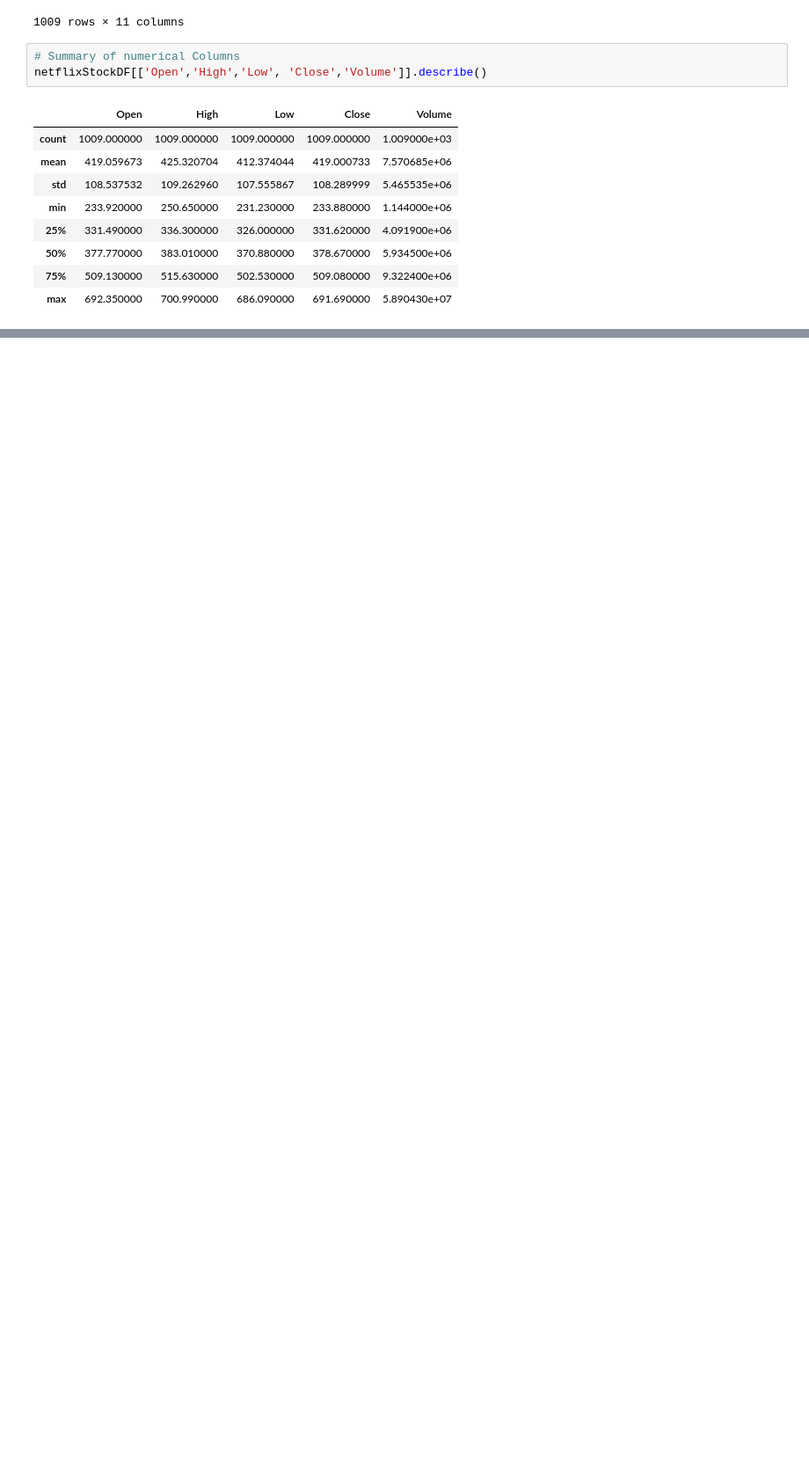
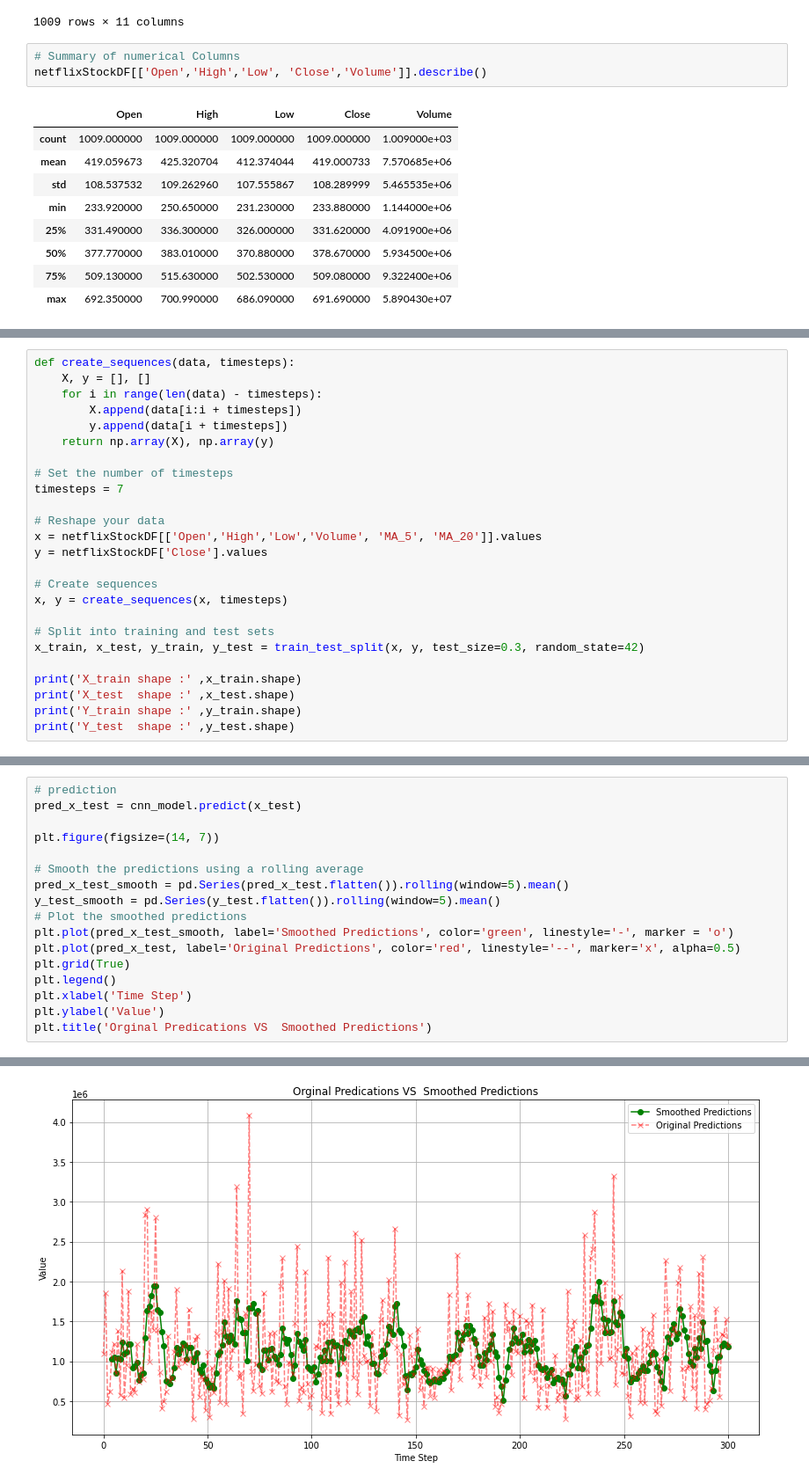
Before and after one commit to is2295/REF, a Jupyter notebook: netflix_Nural_Network_Model_V_1.ipynb, the cells around one changed output, grey strips where cells are left out. Shown at 88% size. Saved outputs shown, nothing was run; the diff lists cells and outputs as text; blank space fills up the shorter version.

```diff
--- a/netflix_Nural_Network_Model_V_1.ipynb
+++ b/netflix_Nural_Network_Model_V_1.ipynb
@@ -254,0 +230,25 @@ R-Squared          : 0.9976123289800162
+# %%
+def create_sequences(data, timesteps):
+    X, y = [], []
+    for i in range(len(data) - timesteps):
+        X.append(data[i:i + timesteps])
+        y.append(data[i + timesteps])
+    return np.array(X), np.array(y)
+
+# Set the number of timesteps
+timesteps = 7
+
+# Reshape your data
+x = netflixStockDF[['Open','High','Low','Volume', 'MA_5', 'MA_20']].values
+y = netflixStockDF['Close'].values
+
+# Create sequences
+x, y = create_sequences(x, timesteps)
+
+# Split into training and test sets
+x_train, x_test, y_train, y_test = train_test_split(x, y, test_size=0.3, random_state=42)
+
+print('X_train shape :' ,x_train.shape)
+print('X_test  shape :' ,x_test.shape)
+print('Y_train shape :' ,y_train.shape)
+print('Y_test  shape :' ,y_test.shape)
@@ -254,0 +355,18 @@ R-Squared          : 0.9976123289800162
+# %%
+# prediction
+pred_x_test = cnn_model.predict(x_test)
+
+plt.figure(figsize=(14, 7))
+
+# Smooth the predictions using a rolling average
+pred_x_test_smooth = pd.Series(pred_x_test.flatten()).rolling(window=5).mean()
+y_test_smooth = pd.Series(y_test.flatten()).rolling(window=5).mean()
+# Plot the smoothed predictions
+plt.plot(pred_x_test_smooth, label='Smoothed Predictions', color='green', linestyle='-', marker = 'o')
+plt.plot(pred_x_test, label='Original Predictions', color='red', linestyle='--', marker='x', alpha=0.5)
+plt.grid(True)
+plt.legend()
+plt.xlabel('Time Step')
+plt.ylabel('Value')
+plt.title('Orginal Predications VS  Smoothed Predictions')
+# %% [output]
@@ -254,0 +375 @@ R-Squared          : 0.9976123289800162
+[figure, added]
```
Also changed, not shown: parts of 15 cells of this notebook.
